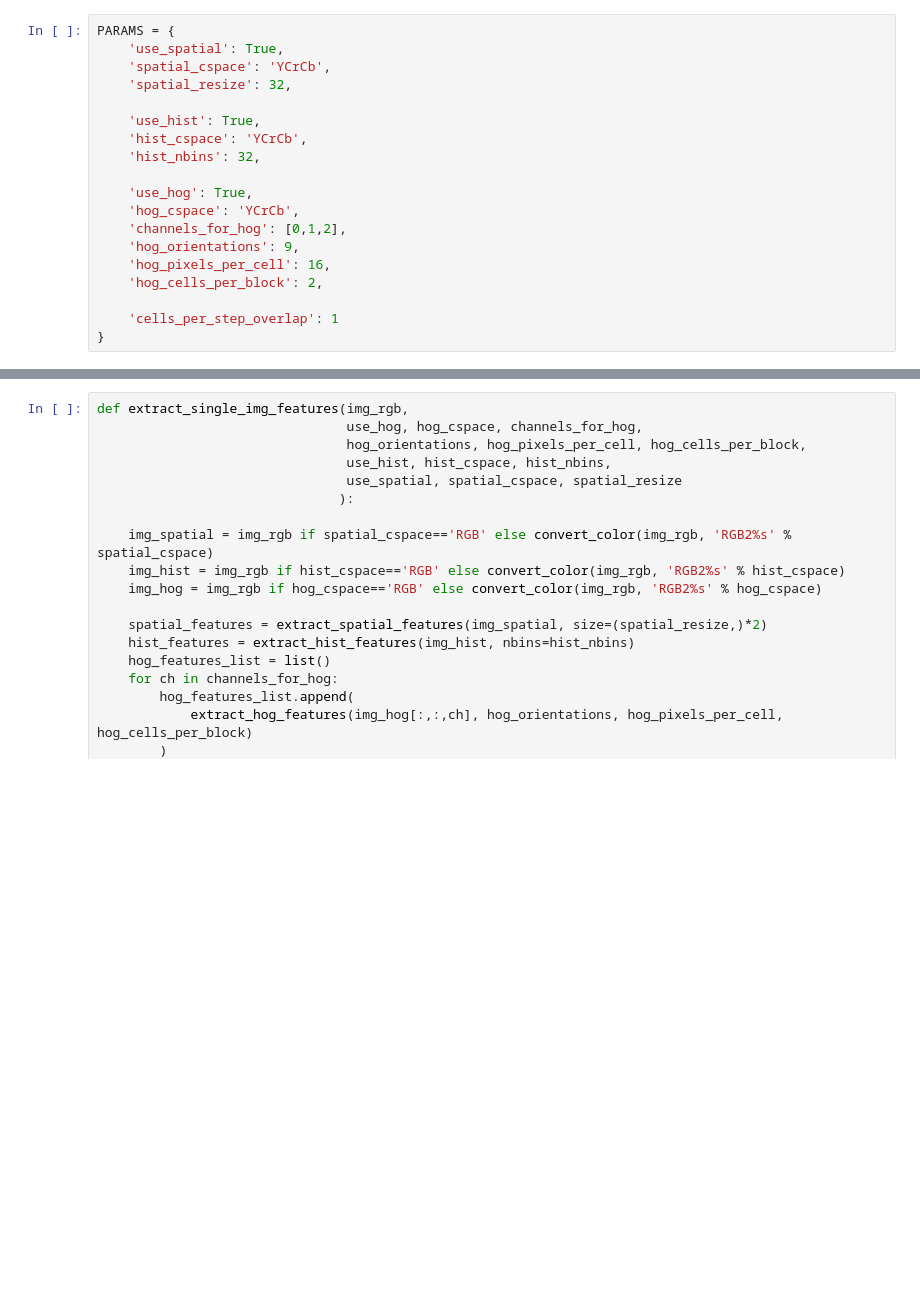
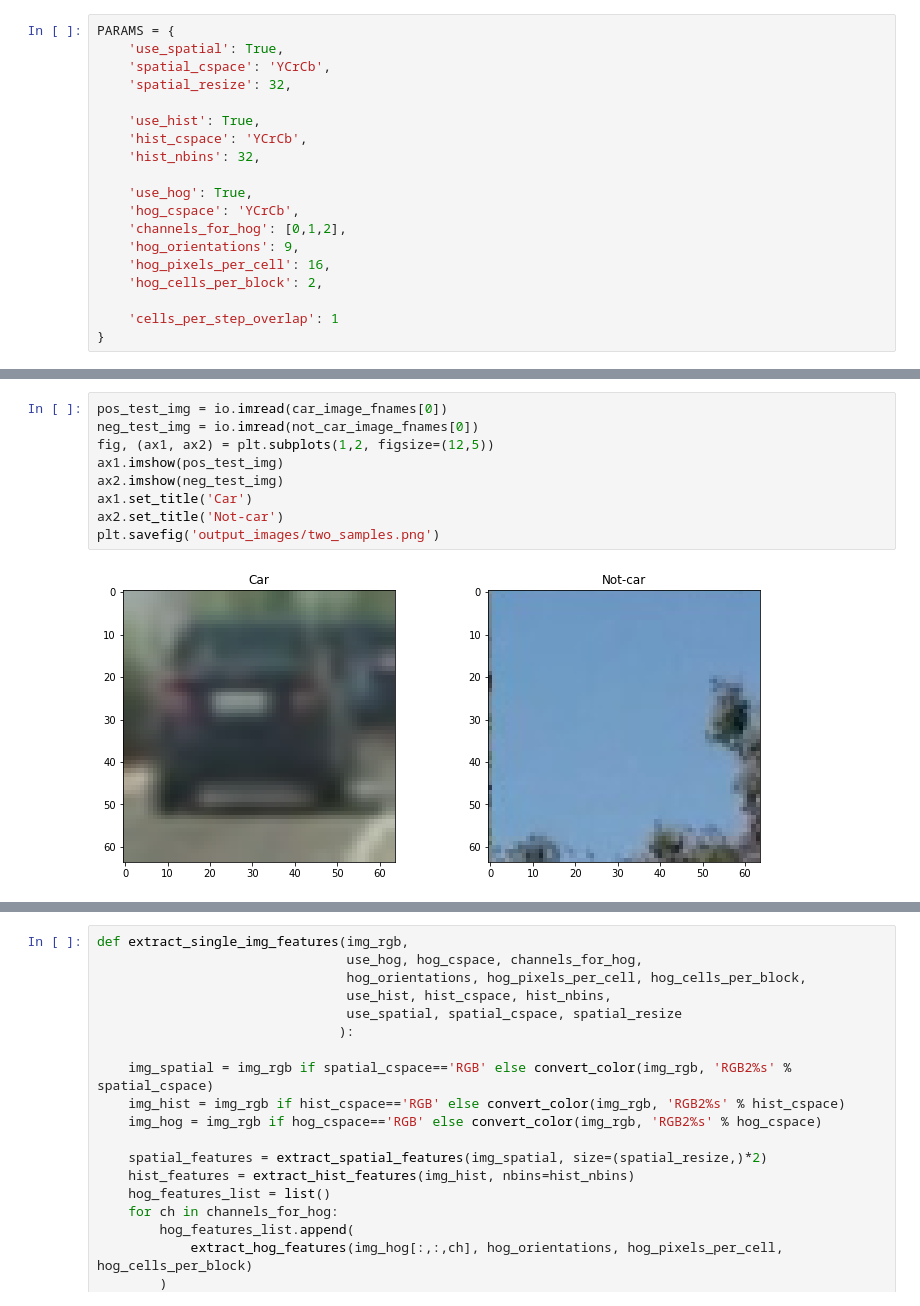
Before and after one commit to partmor/CarND-VehicleDetection-P5, a Jupyter notebook: p5_solution.ipynb, the cells around one changed output, grey strips where cells are left out. Saved outputs shown, nothing was run; the diff lists cells and outputs as text; blank space fills up the shorter version.

```diff
--- a/p5_solution.ipynb
+++ b/p5_solution.ipynb
@@ -38,0 +53,11 @@ PARAMS = {
+# %%
+pos_test_img = io.imread(car_image_fnames[0])
+neg_test_img = io.imread(not_car_image_fnames[0])
+fig, (ax1, ax2) = plt.subplots(1,2, figsize=(12,5))
+ax1.imshow(pos_test_img)
+ax2.imshow(neg_test_img)
+ax1.set_title('Car')
+ax2.set_title('Not-car')
+plt.savefig('output_images/two_samples.png')
+# %% [output]
+[figure, added]
```
Also changed, not shown: parts of 26 cells of this notebook, 1 other file.
